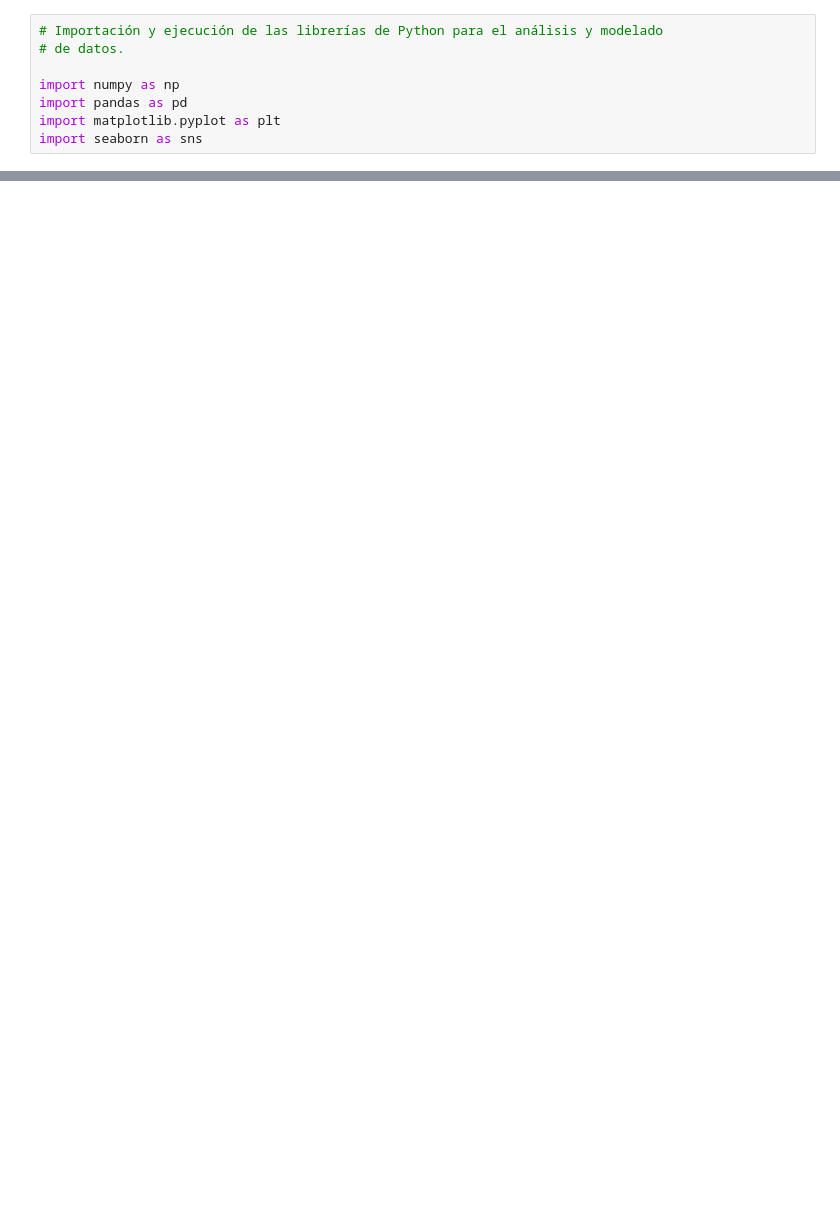
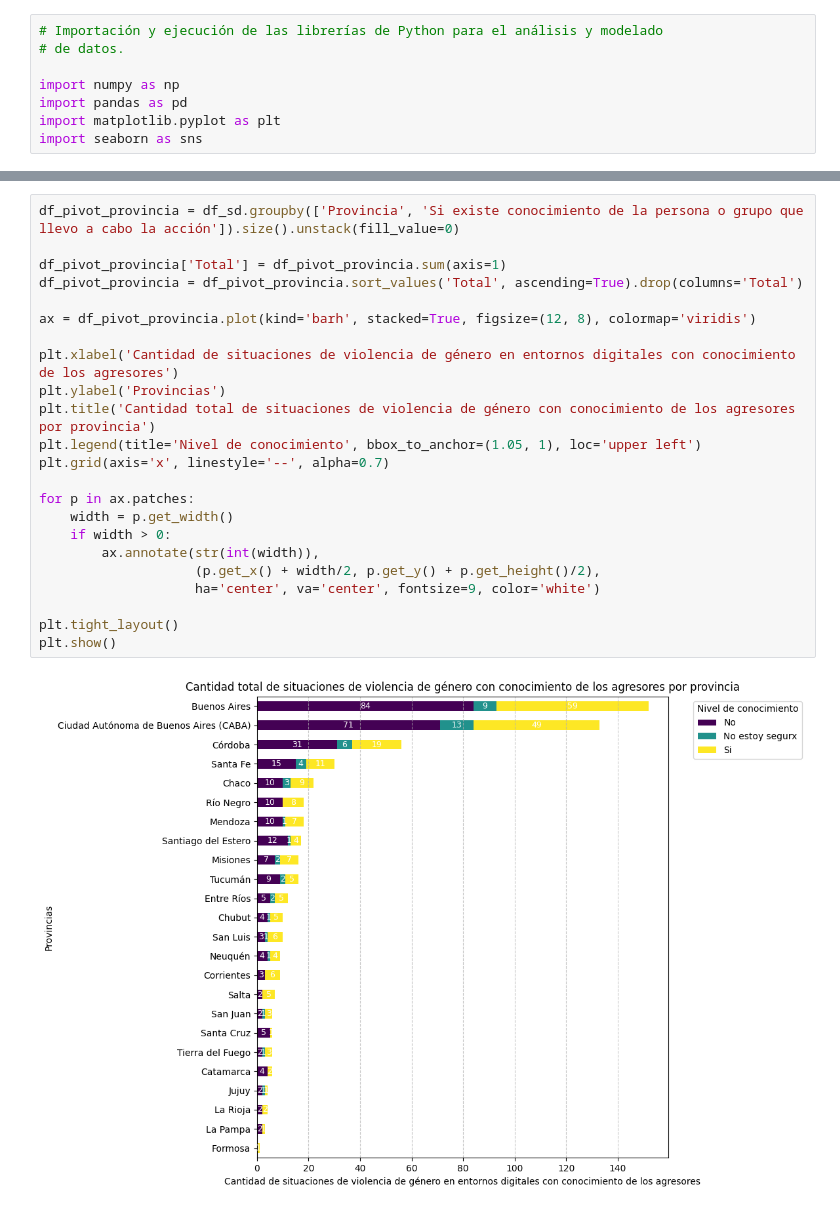
Before and after one commit to Claudio-Ferriz/Proyecto-de-Violencia-de-Genero-Digital, a Jupyter notebook: Proyecto_Datos_y_Género.ipynb, the cells around one changed output, grey strips where cells are left out. Cells and saved outputs as stored; diff of their text form; blank space fills up the shorter version.

```diff
--- a/Proyecto_Datos_y_Género.ipynb
+++ b/Proyecto_Datos_y_Género.ipynb
@@ -148,0 +213,25 @@ memory usage: 389.0+ KB
+# %%
+df_pivot_provincia = df_sd.groupby(['Provincia', 'Si existe conocimiento de la persona o grupo que llevo a cabo la acción']).size().unstack(fill_value=0)
+
+df_pivot_provincia['Total'] = df_pivot_provincia.sum(axis=1)
+df_pivot_provincia = df_pivot_provincia.sort_values('Total', ascending=True).drop(columns='Total')
+
+ax = df_pivot_provincia.plot(kind='barh', stacked=True, figsize=(12, 8), colormap='viridis')
+
+plt.xlabel('Cantidad de situaciones de violencia de género en entornos digitales con conocimiento de los agresores')
+plt.ylabel('Provincias')
+plt.title('Cantidad total de situaciones de violencia de género con conocimiento de los agresores por provincia')
+plt.legend(title='Nivel de conocimiento', bbox_to_anchor=(1.05, 1), loc='upper left')
+plt.grid(axis='x', linestyle='--', alpha=0.7)
+
+for p in ax.patches:
+    width = p.get_width()
+    if width > 0:
+        ax.annotate(str(int(width)),
+                    (p.get_x() + width/2, p.get_y() + p.get_height()/2),
+                    ha='center', va='center', fontsize=9, color='white')
+
+plt.tight_layout()
+plt.show()
+# %% [output]
+[figure, added]
```
Also changed, not shown: parts of 22 cells of this notebook.
